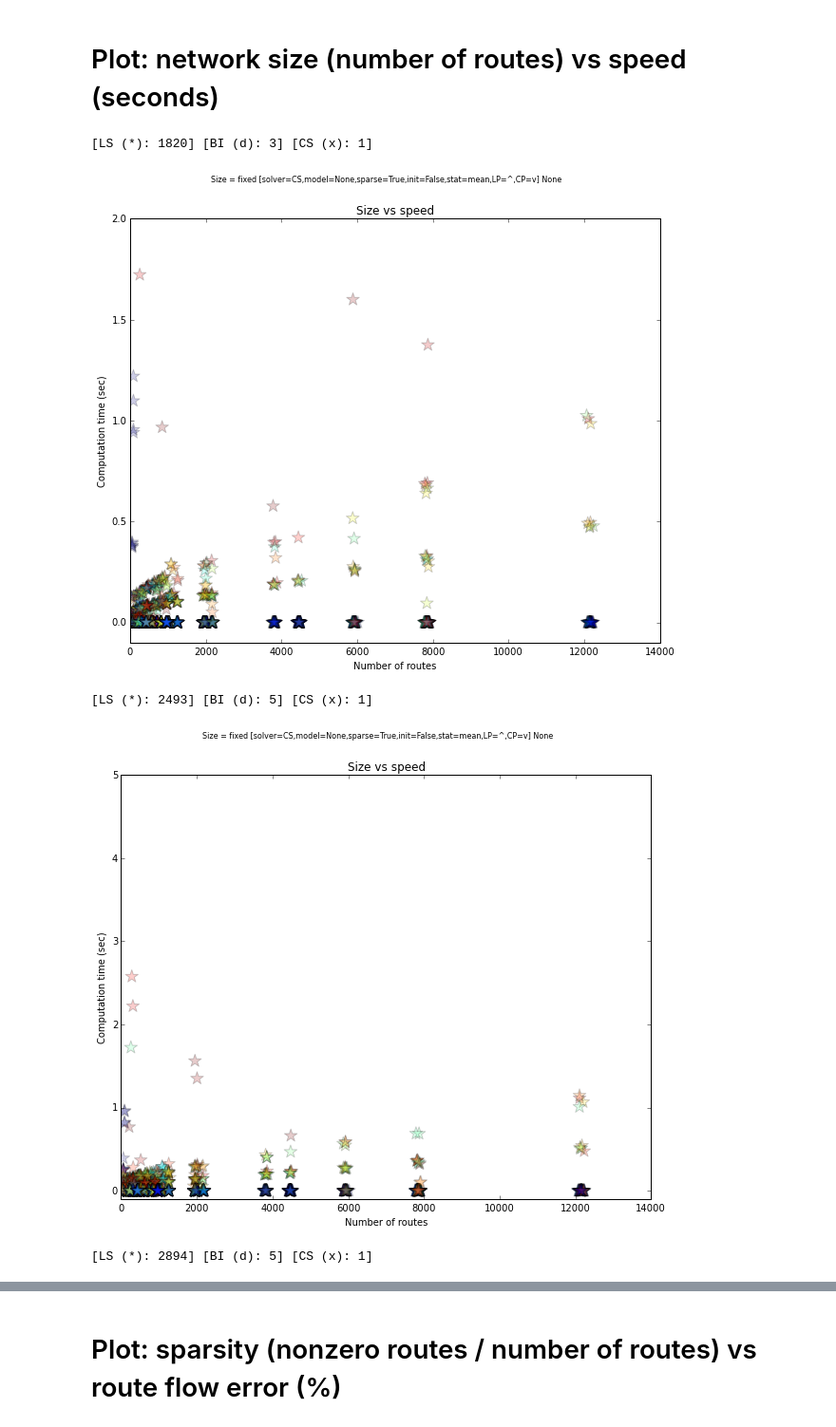
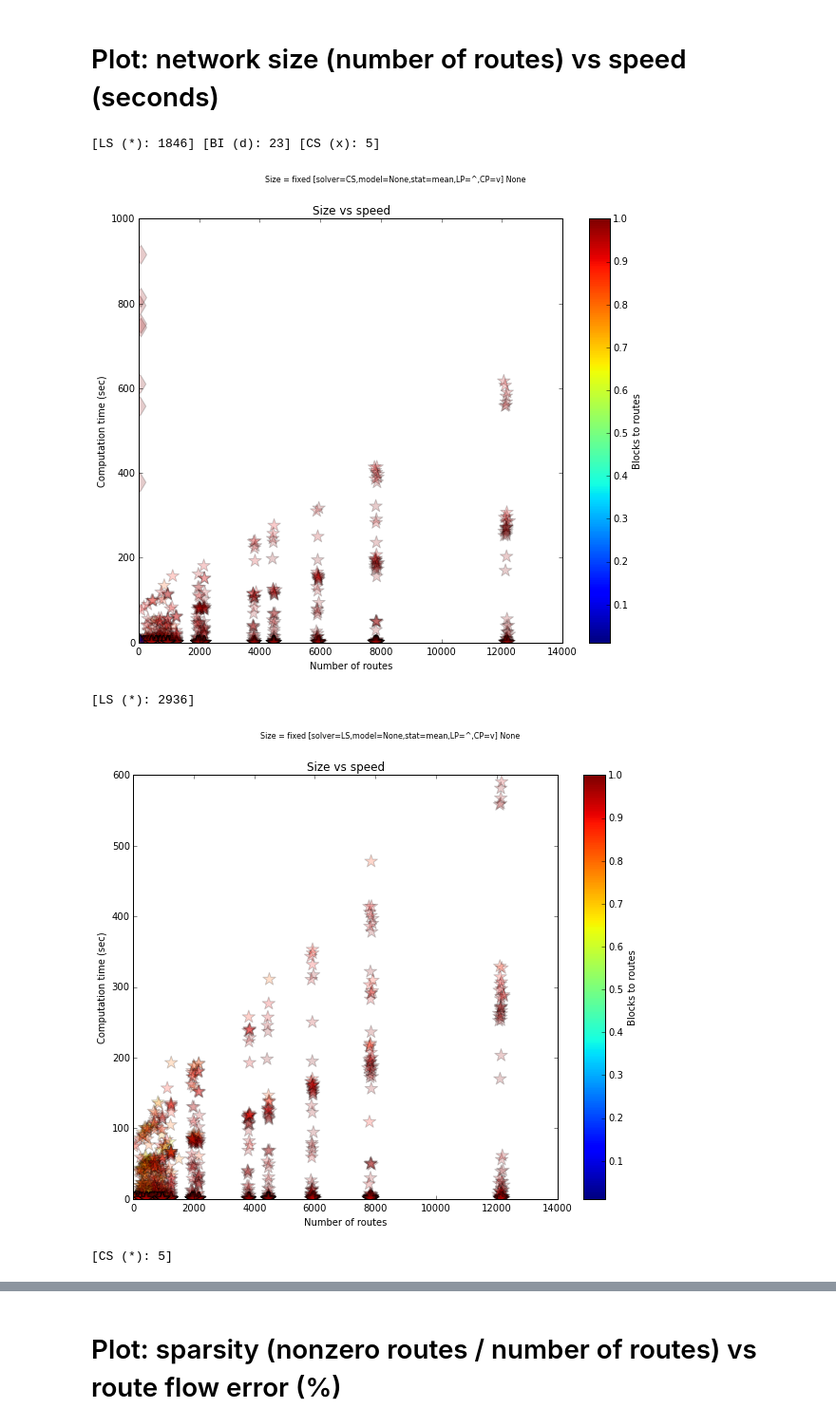
Before and after one commit to cathywu/traffic-estimation-comparison, a Jupyter notebook: ScenarioSpace Plots.ipynb, the cells around one changed output, grey strips where cells are left out. Shown at 95% size. Cells and saved outputs as stored; diff of their text form; code cells hidden in the pictures.

Commit message:
ipython notebook plot updates

```diff
--- a/ScenarioSpace Plots.ipynb
+++ b/ScenarioSpace Plots.ipynb
@@ -45,14 +179,16 @@ SS.plot_solver_comparison(sparse=True, caption='', model='P', error_leq=0.1,
 # %% [markdown]
 # Plot: network size (number of routes) vs speed (seconds)
 # %%
-SS.plot_size_vs_speed(error_leq=0.10,ylim=(-0.1,2))
-SS.plot_size_vs_speed(error_leq=0.20,ylim=(-0.1,5))
-SS.plot_size_vs_speed(error_leq=0.30,ylim=(-0.1,5))
-SS.plot_size_vs_speed(error_leq=0.50,ylim=(-0.1,4))
-SS.plot_size_vs_speed(error_leq=1.00,ylim=(-0.05,6))
+SS.plot_size_vs_speed(error_leq=0.10,ylim=(-0.1,1000))
+SS.plot_size_vs_speed(error_leq=0.30,ylim=(-0.1,600),solvers=('LS',))
+SS.plot_size_vs_speed(error_leq=0.30,ylim=(-0.1,5),solvers=('CS',))
+SS.plot_size_vs_speed(error_leq=0.30,ylim=(-0.1,2000),solvers=('BI',))
+SS.plot_size_vs_speed(error_leq=10.00,ylim=(-0.1,600),solvers=('LS',))
+SS.plot_size_vs_speed(error_leq=10.00,ylim=(-0.1,60),solvers=('CS',))
+SS.plot_size_vs_speed(error_leq=10.00,ylim=(-0.1,2000),solvers=('BI',))
 # %% [output]
-[LS (*): 1820] [BI (d): 3] [CS (x): 1]
+[LS (*): 1846] [BI (d): 23] [CS (x): 5]
-[figure, old version]
+[figure, new version]
-[LS (*): 2493] [BI (d): 5] [CS (x): 1]
+[LS (*): 2936]
-[figure, old version]
+[figure, new version]
-[LS (*): 2894] [BI (d): 5] [CS (x): 1]
+[CS (*): 5]
```
Also changed, not shown: parts of 5 cells of this notebook, 1 other file.
